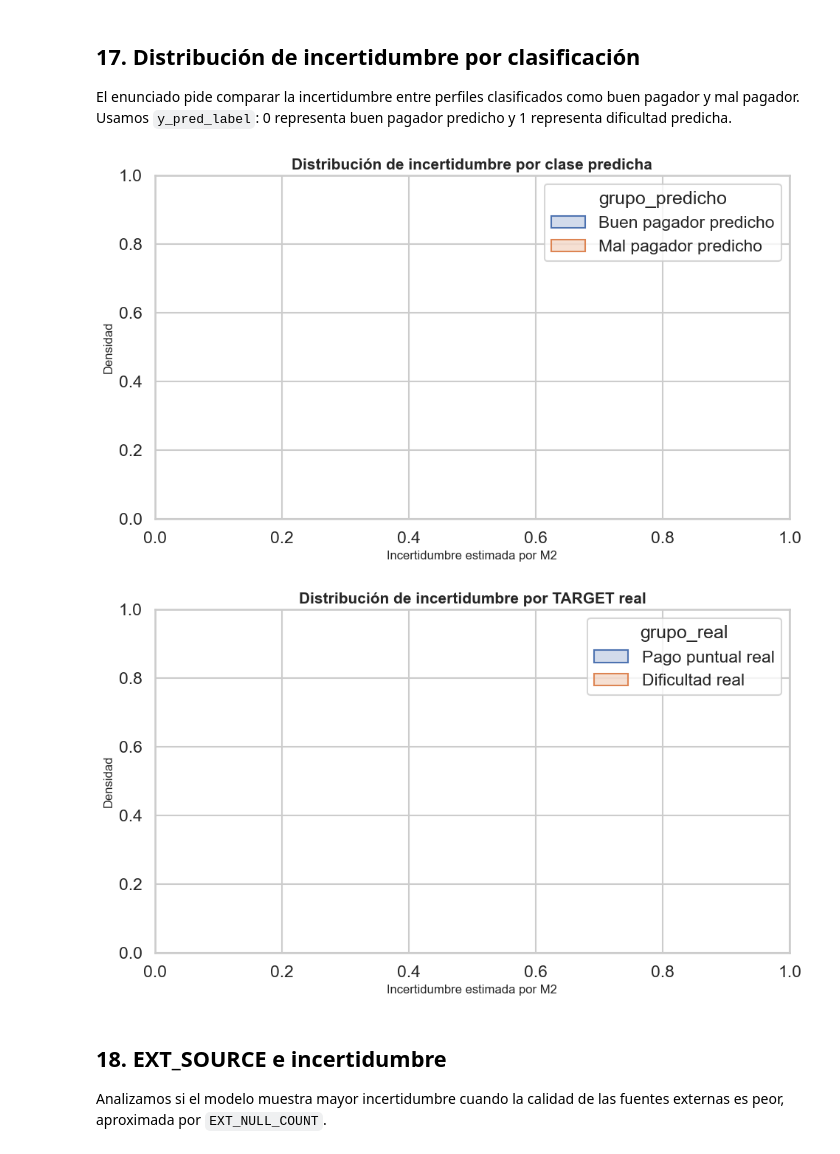
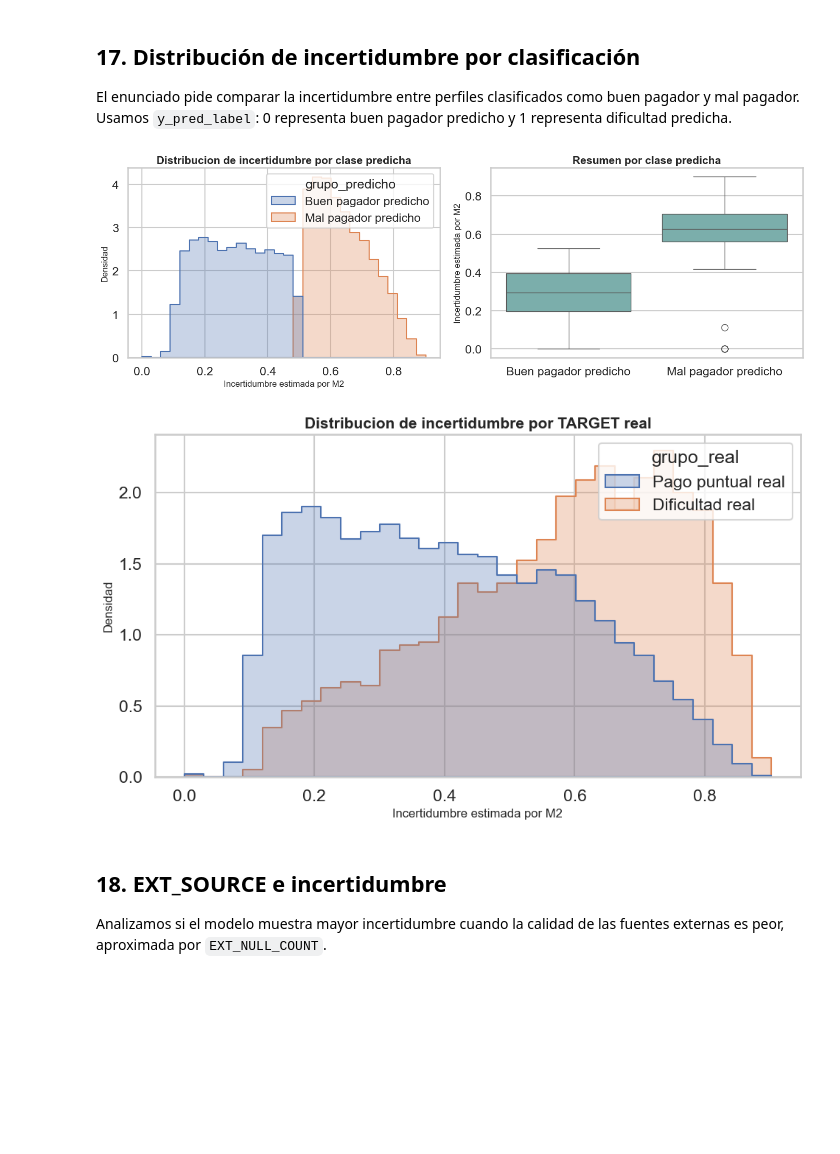
Before and after one commit to marcocorpacriado-pixel/taller-redes-confiables, a Jupyter notebook: notebooks/01_mvp_dani_professional.ipynb, the cells around one changed output. Cells and saved outputs as stored; diff of their text form; code cells hidden in the pictures; blank space fills up the shorter version.

Commit message:
fix: correct Dani uncertainty audit pipeline

```diff
--- a/notebooks/01_mvp_dani_professional.ipynb
+++ b/notebooks/01_mvp_dani_professional.ipynb
@@ -613,6 +618,8 @@ uncertainty_trainer = UncertaintyMVPTrainer(
     config=UncertaintyModelConfig(
         hidden_units=(32,),
         dropout=0.3,
+        output_activation="softplus",
+        normalize_inputs=True,
         batch_size=BATCH_SIZE,
         epochs=50,
         early_stopping_patience=10,
@@ -631,6 +638,11 @@ uncertainty_result = uncertainty_trainer.run(
 
 unc = pd.read_csv(TABLES / "uncertainty_test.csv")
 unc_summary = pd.read_csv(TABLES / "uncertainty_summary_by_target.csv")
+unc["EXT_NULL_COUNT"] = unc["EXT_NULL_COUNT"].astype(int)
+
+assert unc["uncertainty"].nunique() > 1, "M2 produjo incertidumbre constante."
+assert set(unc["EXT_NULL_COUNT"].unique()).issubset({0, 1, 2, 3})
+
 display(unc.head())
 display(unc_summary)
 # %% [output]
@@ -667,25 +679,53 @@ El enunciado pide comparar la incertidumbre entre perfiles clasificados como bue
 # %%
 unc["grupo_predicho"] = unc["y_pred_label"].map({0: "Buen pagador predicho", 1: "Mal pagador predicho"})
 unc["grupo_real"] = unc["y_true"].map({0: "Pago puntual real", 1: "Dificultad real"})
 
-plt.figure(figsize=(10, 6))
-sns.kdeplot(data=unc, x="uncertainty", hue="grupo_predicho", common_norm=False, fill=True, alpha=0.25)
-plt.title("Distribución de incertidumbre por clase predicha")
-plt.xlabel("Incertidumbre estimada por M2")
-plt.ylabel("Densidad")
+fig, axes = plt.subplots(1, 2, figsize=(14, 5))
+sns.histplot(
+    data=unc,
+    x="uncertainty",
+    hue="grupo_predicho",
+    stat="density",
+    common_norm=False,
+    bins=30,
+    element="step",
+    fill=True,
+    alpha=0.30,
+    ax=axes[0],
+)
+axes[0].set_title("Distribucion de incertidumbre por clase predicha")
+axes[0].set_xlabel("Incertidumbre estimada por M2")
+axes[0].set_ylabel("Densidad")
+
+sns.boxplot(data=unc, x="grupo_predicho", y="uncertainty", color="#72B7B2", ax=axes[1])
+axes[1].set_title("Resumen por clase predicha")
+axes[1].set_xlabel("")
+axes[1].set_ylabel("Incertidumbre estimada por M2")
+
+plt.tight_layout()
 save_figure("uncertainty_distribution_by_predicted_class.png")
 plt.show()
 
 plt.figure(figsize=(10, 6))
-sns.kdeplot(data=unc, x="uncertainty", hue="grupo_real", common_norm=False, fill=True, alpha=0.25)
-plt.title("Distribución de incertidumbre por TARGET real")
+sns.histplot(
+    data=unc,
+    x="uncertainty",
+    hue="grupo_real",
+    stat="density",
+    common_norm=False,
+    bins=30,
+    element="step",
+    fill=True,
+    alpha=0.30,
+)
+plt.title("Distribucion de incertidumbre por TARGET real")
 plt.xlabel("Incertidumbre estimada por M2")
 plt.ylabel("Densidad")
 save_figure("uncertainty_distribution_by_target.png")
 plt.show()
 # %% [output]
-[figure, old version]
+[figure, new version]
-[figure, old version]
+[figure, new version]
 # %% [markdown]
 ## 18. EXT_SOURCE e incertidumbre
 
```
Also changed, not shown: parts of 6 cells of this notebook, 12 other files.
